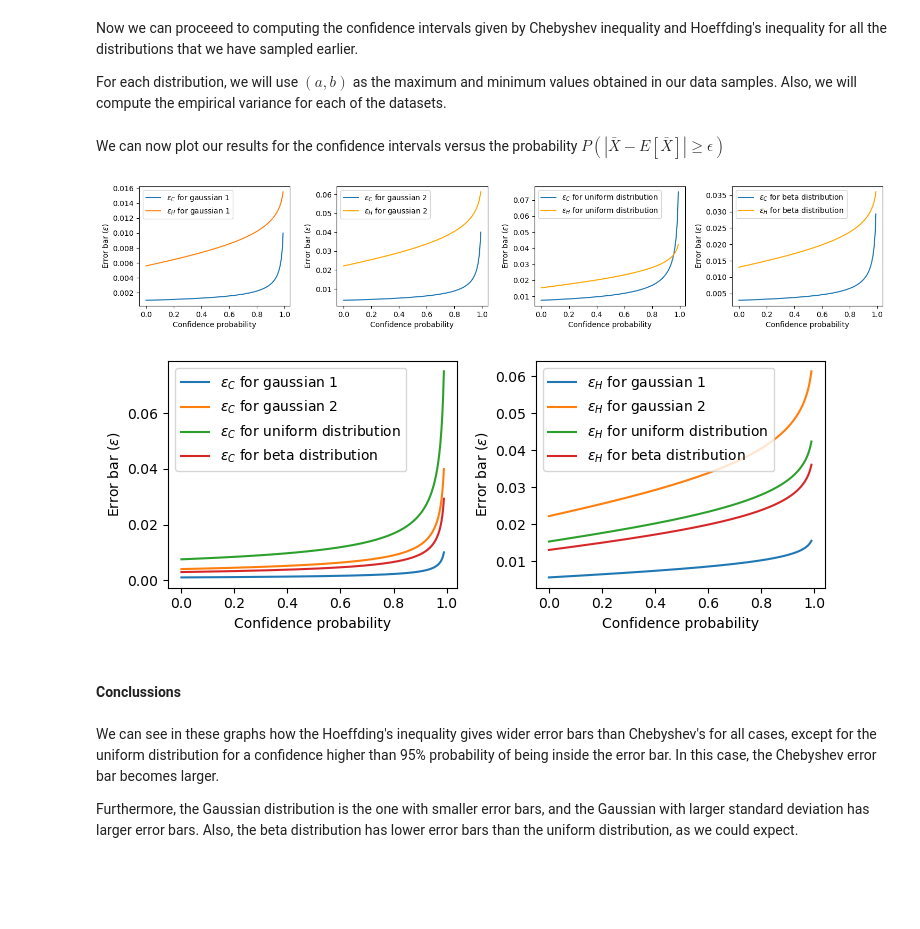
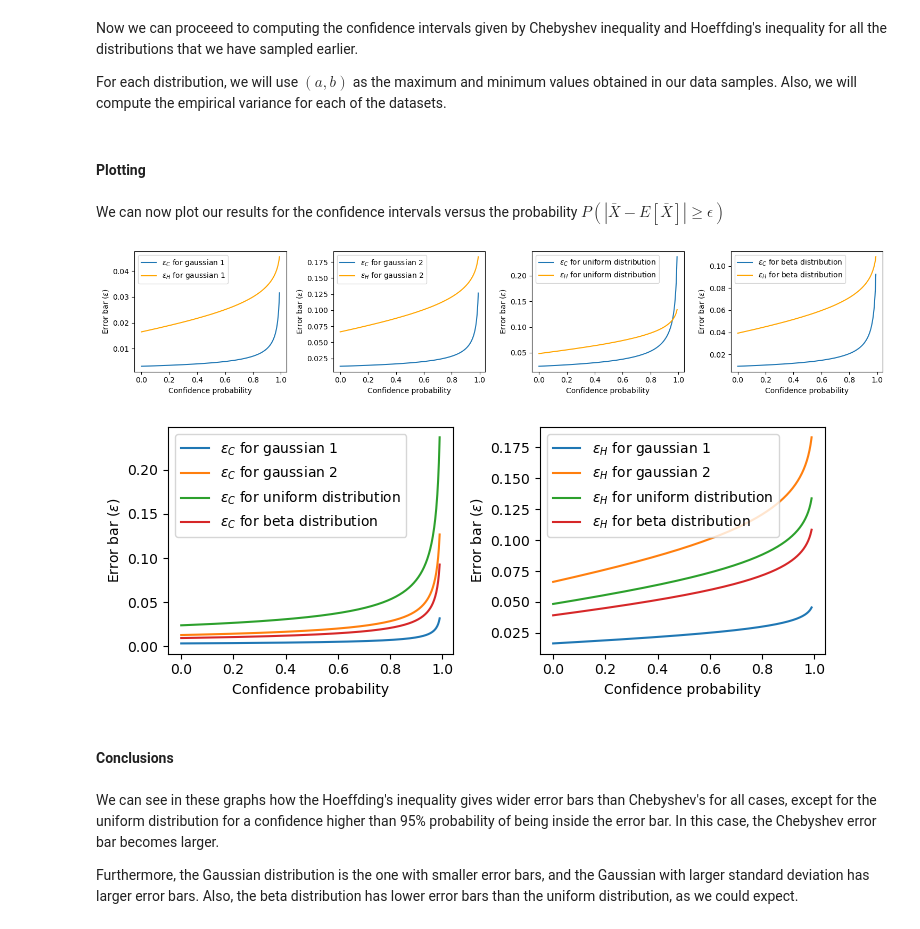
Before and after one commit to brunoperezgomez02/Quantum_Machine_Learning_UIMP_QT_Master, a Jupyter notebook: Exercise_1/Ex_1_JJB.ipynb, the cells around one changed output. Cells and saved outputs as stored; diff of their text form; code cells hidden in the pictures; blank space fills up the shorter version.

```diff
--- a/Exercise_1/Ex_1_JJB.ipynb
+++ b/Exercise_1/Ex_1_JJB.ipynb
@@ -13,7 +14,7 @@ import matplotlib.pyplot as plt
 # %% [markdown]
 ##### Gaussian / normal distribution
 # %%
-N_samples = int(1e6)
+N_samples = int(1e5)
 xlim = [-13,13]
 
 # Analytical definition of the distribution
@@ -160,6 +161,8 @@ eps_H_beta = eps_H(Probs, ab, bb, N_samples)
 
 # Epsilon Chebyshev
 eps_C_beta = eps_C(Probs, varb, N_samples)
+# %% [markdown]
+#### Plotting
 # %% [markdown]
 We can now plot our results for the confidence intervals versus the probability $P(|\bar{X} - E[\bar{X}]| \ge \epsilon)$
 # %%
@@ -167,7 +170,7 @@ figeps, axeps = plt.subplots(nrows=1, ncols=4, figsize=(15, 3))
 
 # Gaussian 1
 axeps[0].plot(Probs_inside, eps_C_gauss1, label = r'$\epsilon_C$ for gaussian 1')
-axeps[0].plot(Probs_inside, eps_H_gauss1, label = r'$\epsilon_H$ for gaussian 1')
+axeps[0].plot(Probs_inside, eps_H_gauss1, label = r'$\epsilon_H$ for gaussian 1', color = 'orange')
 axeps[0].legend();
 
 axeps[0].set_xlabel('Confidence probability'); axeps[0].set_ylabel(r'Error bar ($\epsilon$)')
@@ -190,37 +193,37 @@ axeps[2].set_xlabel('Confidence probability'); axeps[2].set_ylabel(r'Error bar (
 axeps[3].plot(Probs_inside, eps_C_beta, label = r'$\epsilon_C$ for beta distribution')
 axeps[3].plot(Probs_inside, eps_H_beta, label = r'$\epsilon_H$ for beta distribution', color = 'orange')
 axeps[3].legend();
 
 axeps[3].set_xlabel('Confidence probability'); axeps[3].set_ylabel(r'Error bar ($\epsilon$)')
 
 figeps.tight_layout()
 
 # Epsilon_C and Epsilon_H
 figeps2, axeps2 = plt.subplots(nrows=1, ncols = 2, figsize = (7.5,3))
 
 axeps2[0].plot(Probs_inside, eps_C_gauss1, label = r'$\epsilon_C$ for gaussian 1')
 axeps2[0].plot(Probs_inside, eps_C_gauss2, label = r'$\epsilon_C$ for gaussian 2')
 axeps2[0].plot(Probs_inside, eps_C_uniform, label = r'$\epsilon_C$ for uniform distribution')
 axeps2[0].plot(Probs_inside, eps_C_beta, label = r'$\epsilon_C$ for beta distribution')
 
 axeps2[0].set_xlabel('Confidence probability'); axeps2[0].set_ylabel(r'Error bar ($\epsilon$)')
 
 axeps2[1].plot(Probs_inside, eps_H_gauss1, label = r'$\epsilon_H$ for gaussian 1')
 axeps2[1].plot(Probs_inside, eps_H_gauss2, label = r'$\epsilon_H$ for gaussian 2')
 axeps2[1].plot(Probs_inside, eps_H_uniform, label = r'$\epsilon_H$ for uniform distribution')
 axeps2[1].plot(Probs_inside, eps_H_beta, label = r'$\epsilon_H$ for beta distribution')
 
 axeps2[1].set_xlabel('Confidence probability'); axeps2[1].set_ylabel(r'Error bar ($\epsilon$)')
 
 
 axeps2[0].legend(); axeps2[1].legend()
 
 figeps2.tight_layout()
 # %% [output]
-[figure, old version]
+[figure, new version]
-[figure, old version]
+[figure, new version]
 # %% [markdown]
-#### Conclussions
+#### Conclusions
 # %% [markdown]
 We can see in these graphs how the Hoeffding's inequality gives wider error bars than Chebyshev's for all cases, except for the uniform distribution for a confidence higher than 95% probability of being inside the error bar. In this case, the Chebyshev error bar becomes larger.
 
```
Also changed, not shown: parts of 21 cells of this notebook.
